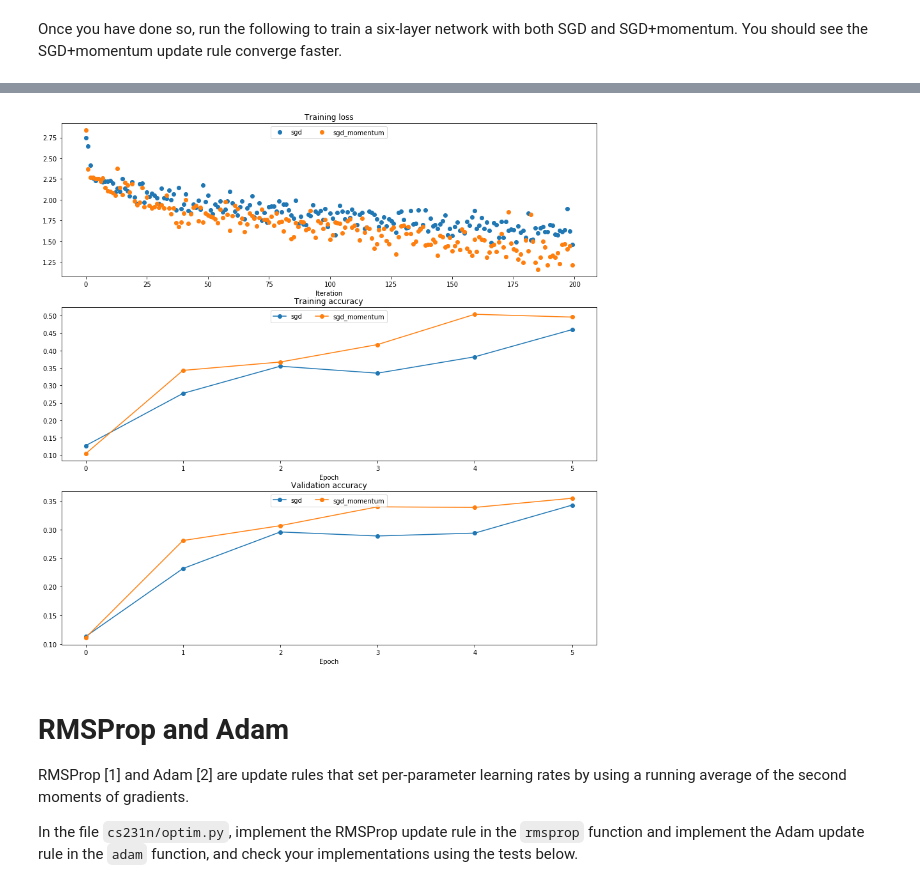
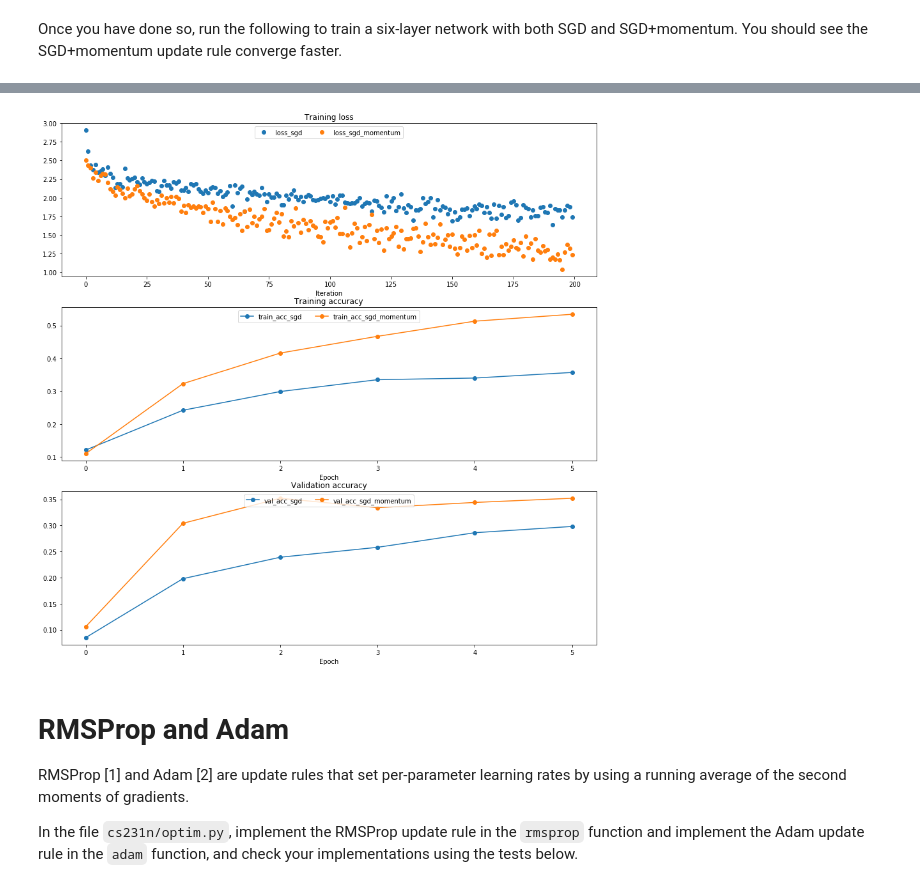
Before and after one commit to SvPolina/assignment2-cs231n, a Jupyter notebook: FullyConnectedNets.ipynb, the cells around one changed output, grey strips where cells are left out. Cells and saved outputs as stored; diff of their text form; code cells hidden in the pictures.

```diff
--- a/FullyConnectedNets.ipynb
+++ b/FullyConnectedNets.ipynb
@@ -506,8 +505,8 @@ small_data = {
   'y_val': data['y_val'],
 }
 
-learning_rate = 5e-3
-weight_scale = 8e-2
+learning_rate = 1.8e-3  # Experiment with this!
+weight_scale = 0.8e-1   # Experiment with this!
 model = FullyConnectedNet([100, 100, 100, 100],
                 weight_scale=weight_scale, dtype=np.float64)
 solver = Solver(model, small_data,
@@ -610,7 +605,7 @@ for update_rule in ['sgd', 'sgd_momentum']:
                   num_epochs=5, batch_size=100,
                   update_rule=update_rule,
                   optim_config={
-                    'learning_rate': 1e-2,
+                    'learning_rate': 5e-3,
                   },
                   verbose=True)
   solvers[update_rule] = solver
@@ -629,15 +624,15 @@ plt.subplot(3, 1, 3)
 plt.title('Validation accuracy')
 plt.xlabel('Epoch')
 
-for update_rule, solver in list(solvers.items()):
+for update_rule, solver in solvers.items():
   plt.subplot(3, 1, 1)
-  plt.plot(solver.loss_history, 'o', label=update_rule)
+  plt.plot(solver.loss_history, 'o', label="loss_%s" % update_rule)
 
   plt.subplot(3, 1, 2)
-  plt.plot(solver.train_acc_history, '-o', label=update_rule)
+  plt.plot(solver.train_acc_history, '-o', label="train_acc_%s" % update_rule)
 
   plt.subplot(3, 1, 3)
-  plt.plot(solver.val_acc_history, '-o', label=update_rule)
+  plt.plot(solver.val_acc_history, '-o', label="val_acc_%s" % update_rule)
 
 for i in [1, 2, 3]:
   plt.subplot(3, 1, i)
@@ -665,4 +660,4 @@ running with  sgd
-[figure, old version]
+[figure, new version]
 # %% [markdown]
 # RMSProp and Adam
 RMSProp [1] and Adam [2] are update rules that set per-parameter learning rates by using a running average of the second moments of gradients.
```
Also changed, not shown: parts of 29 cells of this notebook.
